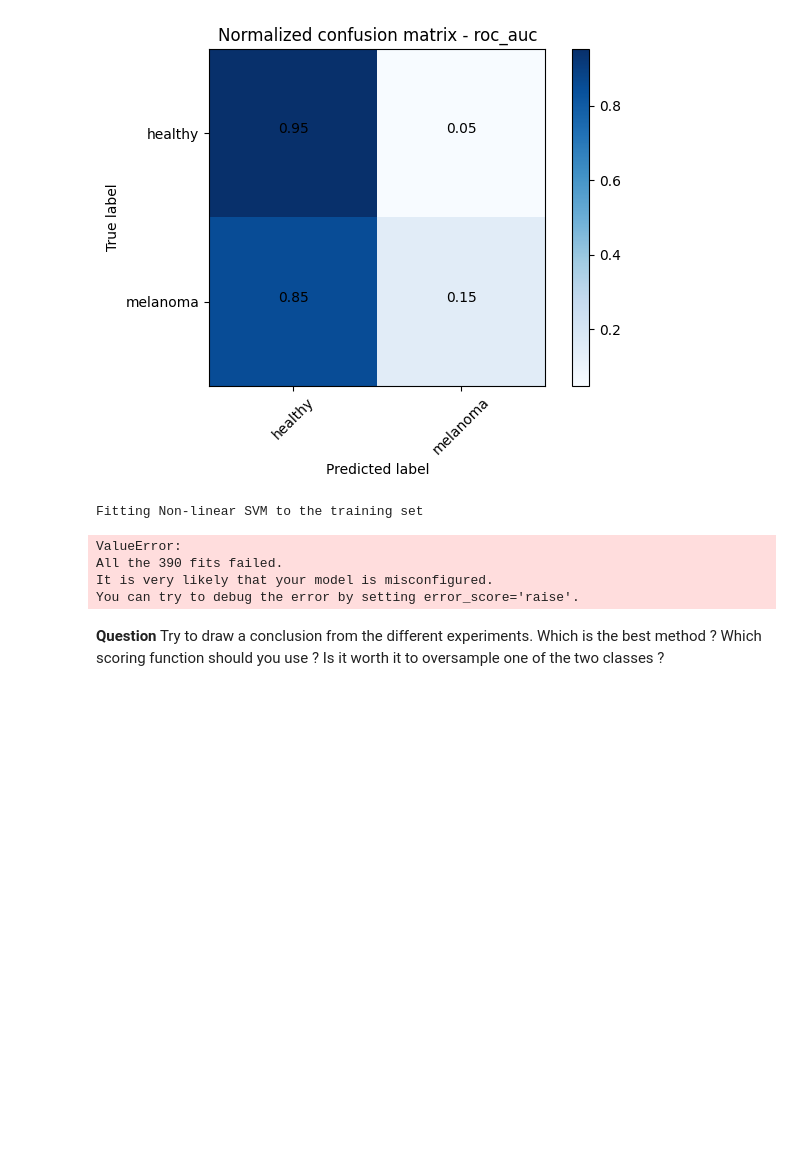
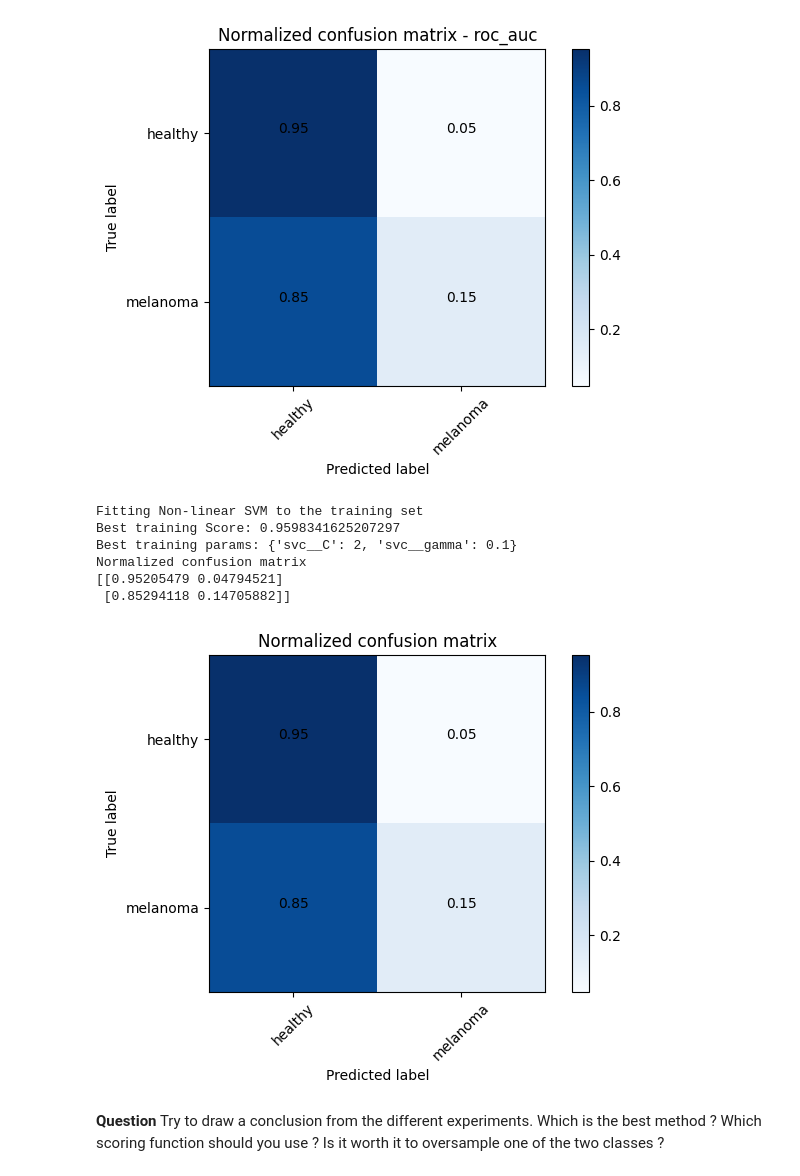
Before and after one commit to dftorresro/IMA205_TP4_SVM, a Jupyter notebook: TP_SVM.ipynb, the cells around one changed output. Drawn from its saved outputs; the diff is of its cells as text; code cells hidden in the pictures; blank space fills up the shorter version.

```diff
--- a/TP_SVM.ipynb
+++ b/TP_SVM.ipynb
@@ -787,29 +787,31 @@ Normalized confusion matrix
 # %%
 # Non-linear SVM with oversampled data
 print("Fitting Non-linear SVM to the training set")
-NLsvm = make_pipeline2(ADASYN(random_state=0),StandardScaler(), SVC(kernel='rbf'))
+NLsvm = make_pipeline2(StandardScaler(), SVC(kernel='rbf'))
 p_grid_nlsvm = {'svc__C': [1e-3,1e-2,1e-1,1,2,3,4,5,6,7,8,9,1e1],
               'svc__gamma': [0.0001, 0.0005, 0.001, 0.005, 0.01, 0.1]}
 grid_nlsvm = GridSearchCV(estimator=NLsvm, param_grid=p_grid_nlsvm, scoring="accuracy", cv=5)
 grid_nlsvm.fit(X_resampled, y_resampled)
 print("Best training Score: {}".format(grid_nlsvm.best_score_))
 print("Best training params: {}".format(grid_nlsvm.best_params_))
 y_pred = grid_nlsvm.predict(X_test)
 
 # Compute confusion matrix
 cnf_matrix = confusion_matrix(y_test, y_pred)
 
 # Plot normalized confusion matrix
 plt.figure()
 plot_confusion_matrix(cnf_matrix, classes=class_names, normalize=True,
                       title='Normalized confusion matrix')
 plt.show()
 # %% [output]
 Fitting Non-linear SVM to the training set
+Best training Score: 0.9598341625207297
+Best training params: {'svc__C': 2, 'svc__gamma': 0.1}
+Normalized confusion matrix
+[[0.95205479 0.04794521]
+ [0.85294118 0.14705882]]
-ValueError:
-All the 390 fits failed.
-It is very likely that your model is misconfigured.
-You can try to debug the error by setting error_score='raise'.
+[figure, added]
 # %% [markdown]
 **Question** Try to draw a conclusion from the different experiments. Which is the best method ? Which scoring function should you use ? Is it worth it to oversample one of the two classes ?
 # %% [markdown]
```
Also changed, not shown: parts of 2 cells of this notebook.
